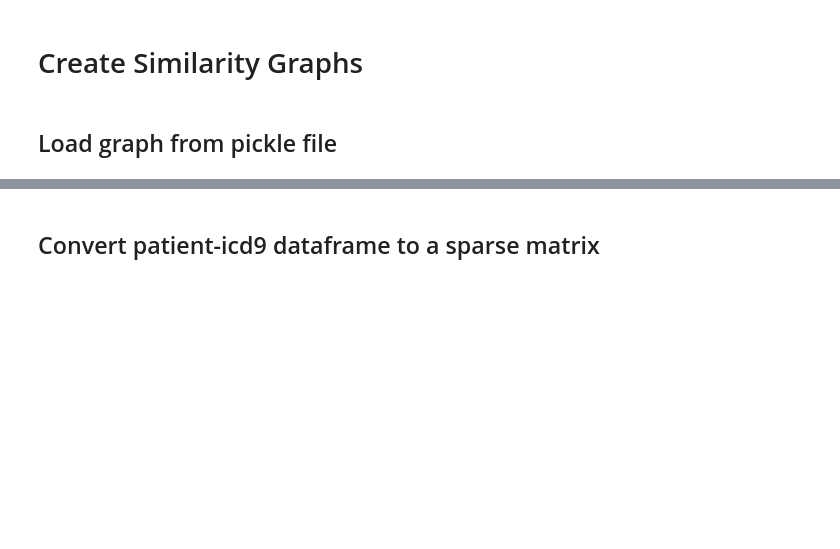
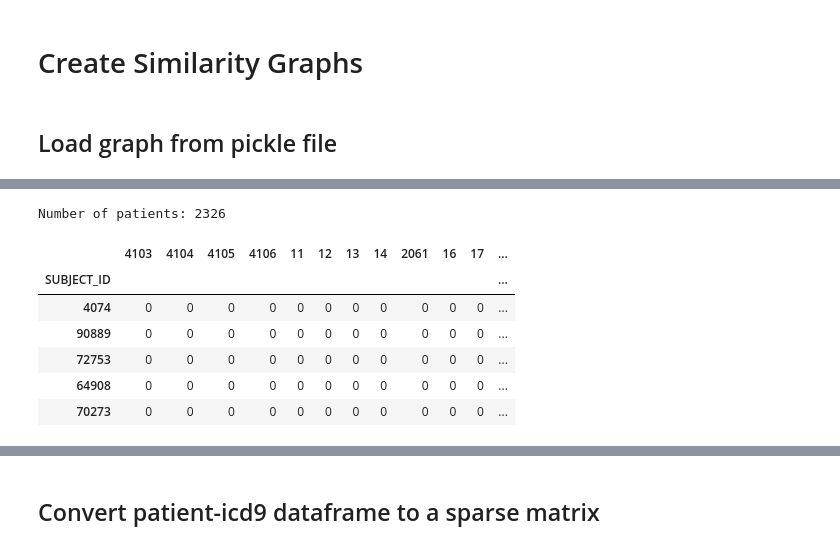
Before and after one commit to razzlemacher/ut-health-final-proj, a Jupyter notebook: 01-create-network-graph.ipynb, the cells around one changed output, grey strips where cells are left out. Cells and saved outputs as stored; diff of their text form; code cells hidden in the pictures; blank space fills up the shorter version.

Commit message:
added procedures to similarity

```diff
--- a/01-create-network-graph.ipynb
+++ b/01-create-network-graph.ipynb
@@ -375 +566,31 @@ Number of edges: 920208
+# %%
+print(f"Number of patients: {len(patients_df)}")
+
+patient_to_icd9proc = procedures_icd_df.groupby('SUBJECT_ID')['ICD9_CODE'].apply(set).to_dict()
+
+# get unique list of icd9 codes for all patients
+all_icd9_codes = set()
+for codes in patient_to_icd9proc.values():
+    all_icd9_codes.update(codes)
+
+# create dataframe with icd9 codes as columns and patients as rows
+icd9_proc_df = pd.DataFrame(columns=list(all_icd9_codes), index=patients_df['SUBJECT_ID'])
+
+# fill the dataframe with the icd9 codes
+for patient_id, codes in patient_to_icd9proc.items():
+    icd9_proc_df.loc[patient_id] = [1 if code in codes else 0 for code in icd9_proc_df.columns]
+
+# fill the rest of the dataframe with 0s
+icd9_proc_df.fillna(value=0, inplace=True)
+
+icd9_proc_df.head(5)
+# %% [output]
+Number of patients: 2326
+|  | 4103 | 4104 | 4105 | 4106 | 11 | 12 | 13 | 14 | 2061 | 16 | 17 | ... |
+| SUBJECT_ID |  |  |  |  |  |  |  |  |  |  |  | ... |
+| 4074 | 0 | 0 | 0 | 0 | 0 | 0 | 0 | 0 | 0 | 0 | 0 | ... |
+| 90889 | 0 | 0 | 0 | 0 | 0 | 0 | 0 | 0 | 0 | 0 | 0 | ... |
+| 72753 | 0 | 0 | 0 | 0 | 0 | 0 | 0 | 0 | 0 | 0 | 0 | ... |
+| 64908 | 0 | 0 | 0 | 0 | 0 | 0 | 0 | 0 | 0 | 0 | 0 | ... |
+| 70273 | 0 | 0 | 0 | 0 | 0 | 0 | 0 | 0 | 0 | 0 | 0 | ... |
 # %% [markdown]
```
Also changed, not shown: parts of 26 cells of this notebook, 4 other files.
